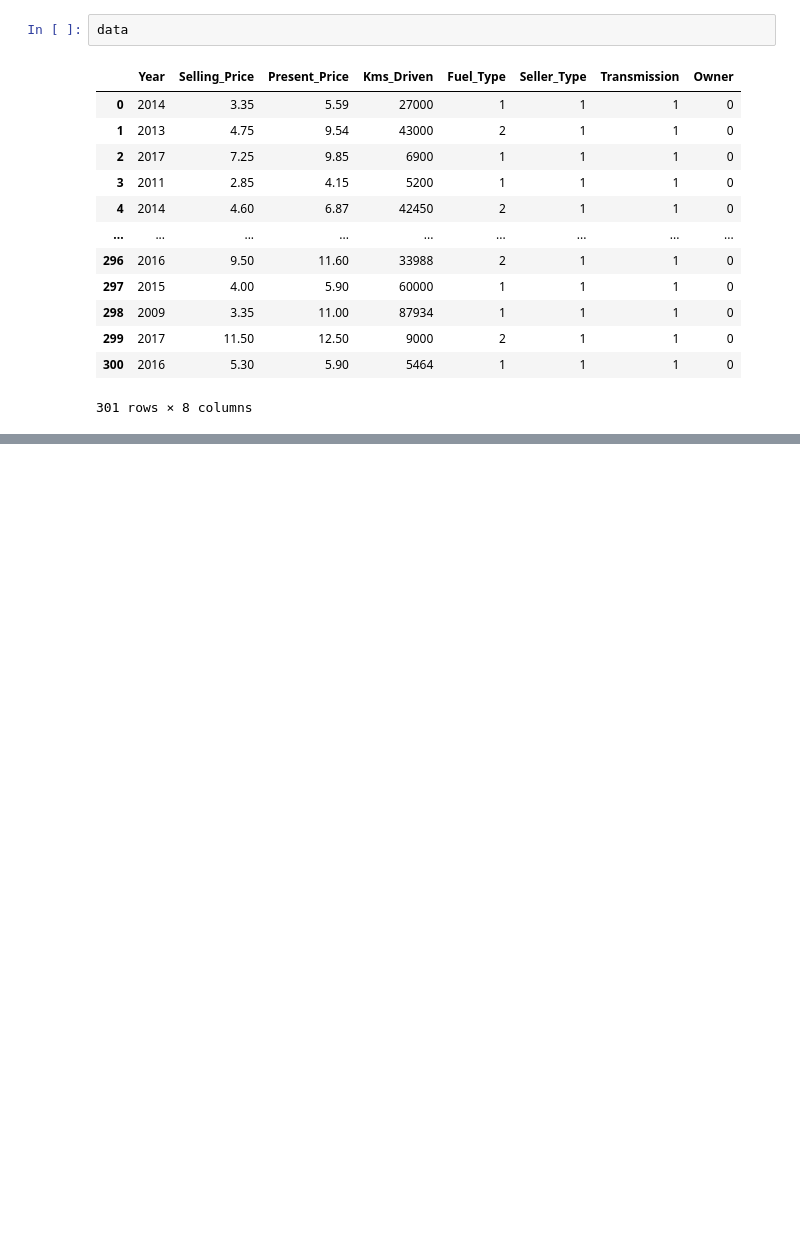
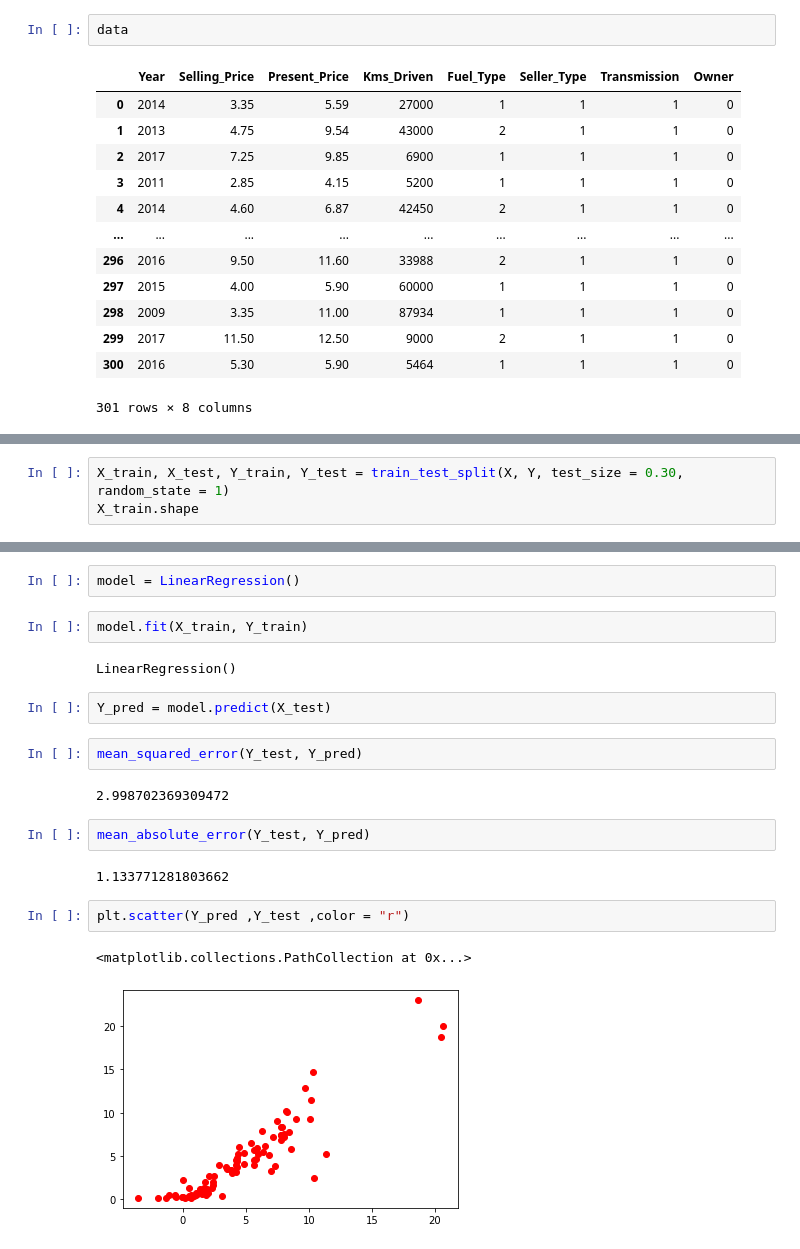
Before and after one commit to rezamosavi8740/car-price-prediction-regression-exercise, a Jupyter notebook: firstApp/firstApp.ipynb, the cells around one changed output, grey strips where cells are left out. Drawn from its saved outputs; the diff is of its cells as text; blank space fills up the shorter version.

```diff
--- a/firstApp/firstApp.ipynb
+++ b/firstApp/firstApp.ipynb
@@ -115,0 +120,3 @@ data
+# %%
+X_train, X_test, Y_train, Y_test = train_test_split(X, Y, test_size = 0.30, random_state = 1)
+X_train.shape
@@ -115,0 +141,21 @@ data
+# %%
+model = LinearRegression()
+# %%
+model.fit(X_train, Y_train)
+# %% [output]
+LinearRegression()
+# %%
+Y_pred = model.predict(X_test)
+# %%
+mean_squared_error(Y_test, Y_pred)
+# %% [output]
+2.998702369309472
+# %%
+mean_absolute_error(Y_test, Y_pred)
+# %% [output]
+1.133771281803662
+# %%
+plt.scatter(Y_pred ,Y_test ,color = "r")
+# %% [output]
+<matplotlib.collections.PathCollection at 0x...>
+[figure, added]
```
Also changed, not shown: parts of 4 cells of this notebook.
